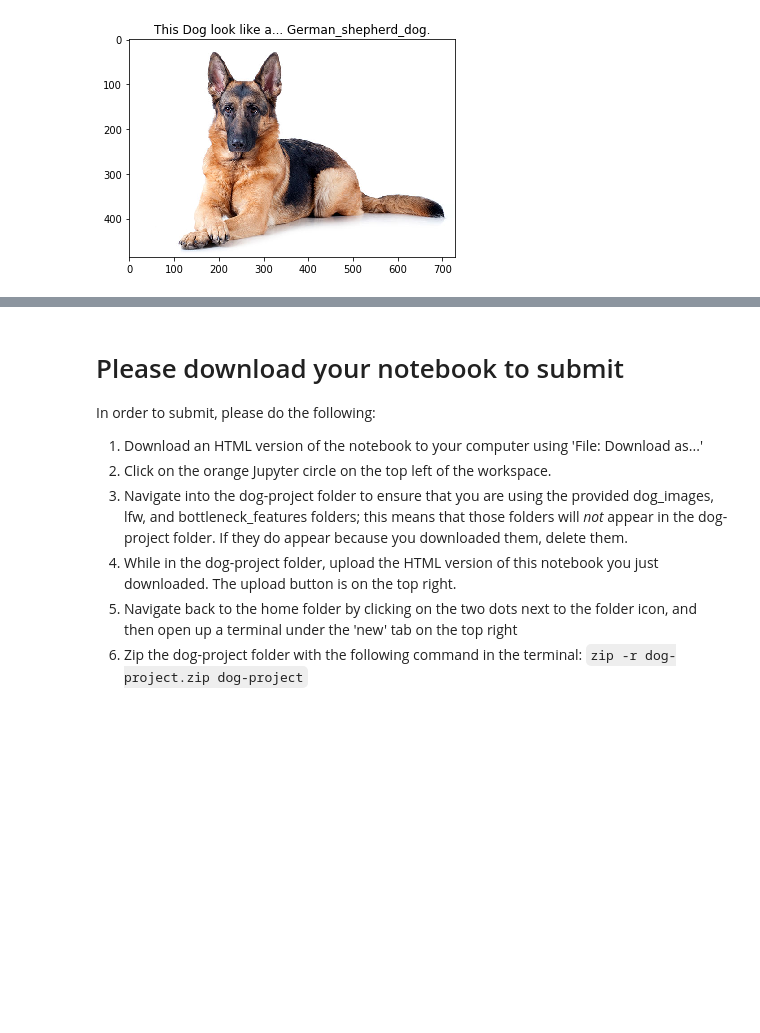
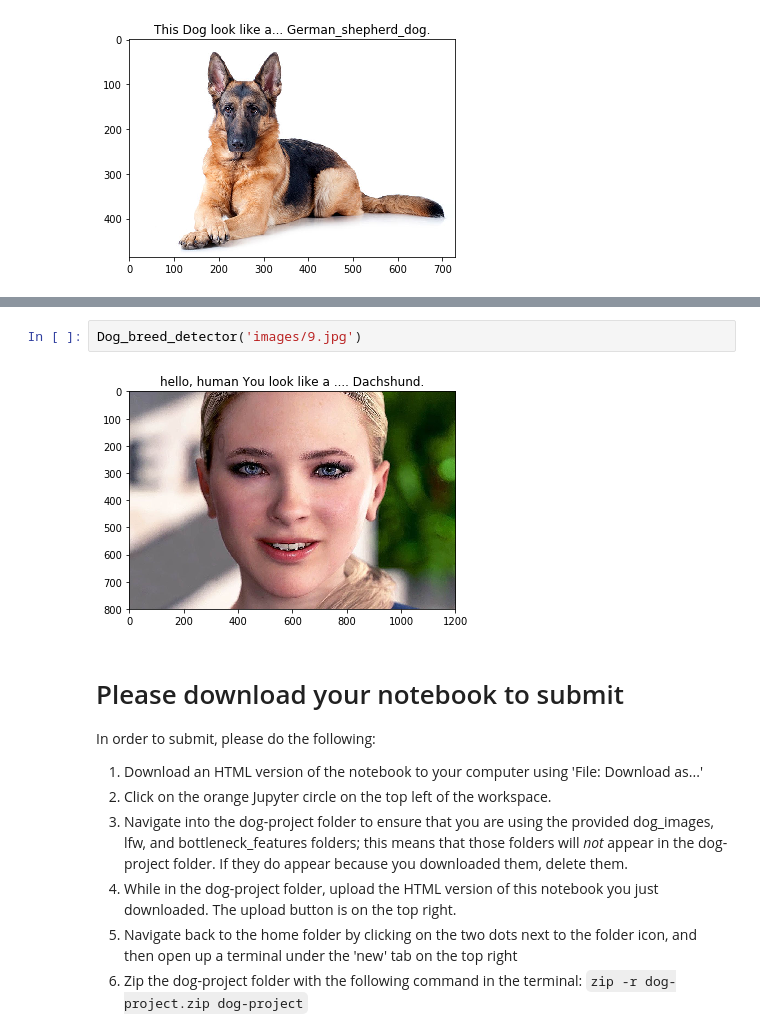
Before and after one commit to MinaYousryGhattas/Dog-breed-detection, a Jupyter notebook: dog_app.ipynb, the cells around one changed output, grey strips where cells are left out. Drawn from its saved outputs; the diff is of its cells as text; blank space fills up the shorter version.

```diff
--- a/dog_app.ipynb
+++ b/dog_app.ipynb
@@ -806,3 +816,7 @@ Dog_breed_detector('images/7.jpg')
+# %%
+Dog_breed_detector('images/9.jpg')
+# %% [output]
+[figure, added]
 # %% [markdown]
 # Please download your notebook to submit
 
```
Also changed, not shown: parts of 20 cells of this notebook, 5 other files.
